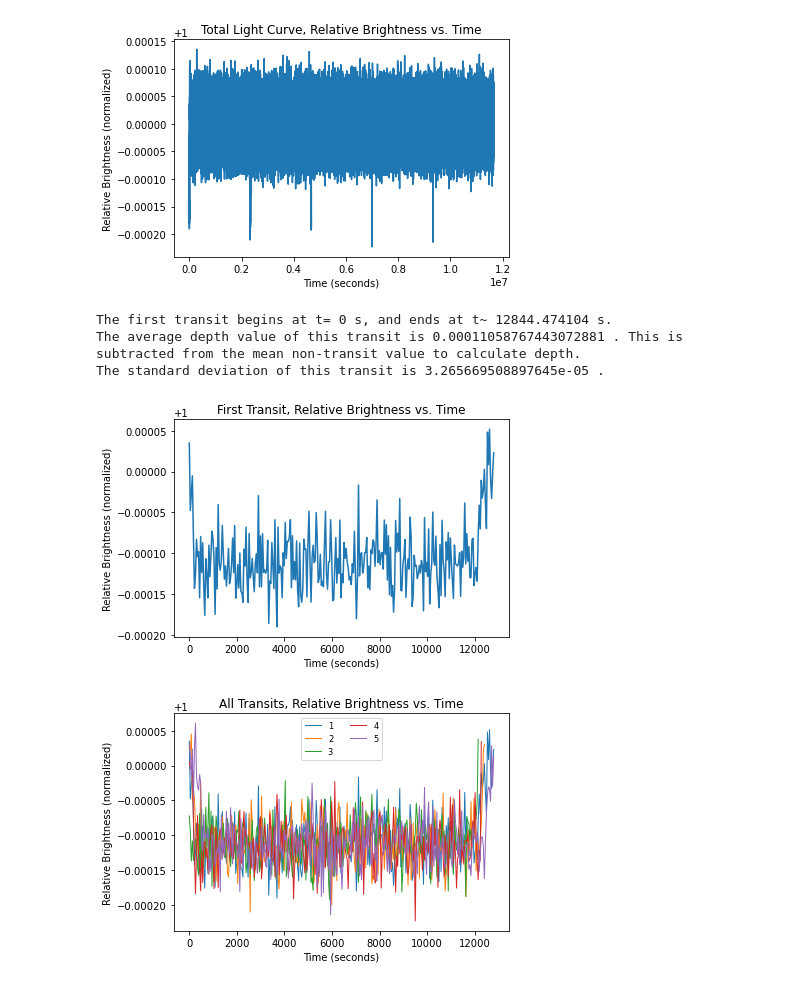
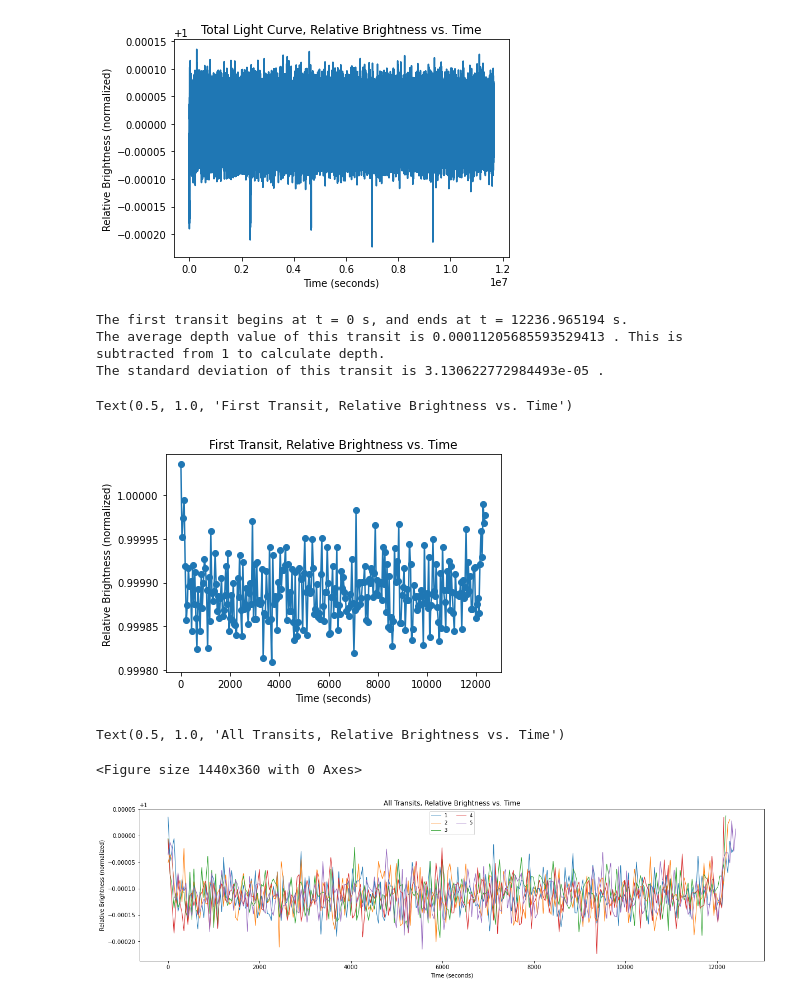
Before and after one commit to grobbins2/AST3019_Final, a Jupyter notebook: Project_workspace.ipynb, the cells around one changed output. Saved outputs shown, nothing was run; the diff lists cells and outputs as text; code cells hidden in the pictures.

Commit message:
updated overplotted transits, calculated many final variables for report, added raw data file used

```diff
--- a/Project_workspace.ipynb
+++ b/Project_workspace.ipynb
@@ -26,77 +26,82 @@ plt.show()
 #project part 2:
 #--------------Identifying starting variables and lists-------------
 transit_start_time = [0] # first transit begins at t = 0 seconds
-transit_start_brightness = [lightcurve_brightness[0]]
 transit_start_indice = [0]
 transit_end_time= []
-transit_end_brightness = []
 transit_end_indice = []
 transit_mean_average = []
-std = []
-orbital_period = []
+transit_std = []
 #--------------Finding first transit----------------
 for n in range(len(lightcurve_brightness)): #calculate end transit time by matching beginning transit brightness with error
-    if n>10: #removing first value
-        if lightcurve_brightness[n] <= lightcurve_brightness[0]*1.00001 and lightcurve_brightness[n] >= lightcurve_brightness[0]*.99999:
-            transit_end_time.append(lightcurve_sec[n])
-            transit_end_indice.append(n)
-            transit_end_brightness.append(lightcurve_brightness[n])
+    if n>5: #removing first value
+        if lightcurve_brightness[n] >= 0.99999:
+            transit_end_time.append(lightcurve_sec[n-4])
+            transit_end_indice.append(n-4)
             break
 #--------------Calculating variables, mean, std-------------------
-no_transit_mean = lightcurve_brightness[transit_end_indice[0]:].mean(axis=0)
-transit_mean = lightcurve_brightness[10:transit_end_indice[0]-10].mean(axis=0)
-print('The first transit begins at t=',transit_start_time[0],'s, and ends at t~',transit_end_time[0],'s.')
-print('The average depth value of this transit is',no_transit_mean-transit_mean,'. This is subtracted from the mean non-transit value to calculate depth.')#calculating mean
-print('The standard deviation of this transit is',lightcurve_brightness[10:transit_end_indice[0]-10].std(axis=0),'.')#calculating standard deviation
+transit_mean = stats.mean(lightcurve_brightness[4:transit_end_indice[0]])
+transit_std.append(stats.stdev(lightcurve_brightness[4:transit_end_indice[0]]))
+print('The first transit begins at t =',transit_start_time[0],'s, and ends at t =',transit_end_time[0],'s.')
+print('The average depth value of this transit is',1-transit_mean,'. This is subtracted from 1 to calculate depth.')#calculating mean
+print('The standard deviation of this transit is',transit_std[0],'.')#calculating standard deviation
 #--------------Plot of first transit--------------------
-plt.plot(lightcurve_sec[0:transit_end_indice[0]],lightcurve_brightness[0:transit_end_indice[0]])
+plt.plot(lightcurve_sec[0:transit_end_indice[0]+4],lightcurve_brightness[0:transit_end_indice[0]+4], marker = 'o')
 plt.xlabel('Time (seconds)')
 plt.ylabel('Relative Brightness (normalized)')
 plt.title('First Transit, Relative Brightness vs. Time')
-plt.savefig('First_Transit_GR.png',dpi=300,bbox_inches='tight')
+#plt.savefig('First_Transit_GR.png',dpi=300,bbox_inches='tight')
 # %% [output]
-The first transit begins at t= 0 s, and ends at t~ 12844.474104 s.
-The average depth value of this transit is 0.00011058767443072881 . This is subtracted from the mean non-transit value to calculate depth.
-The standard deviation of this transit is 3.265669508897645e-05 .
+The first transit begins at t = 0 s, and ends at t = 12236.965194 s.
+The average depth value of this transit is 0.00011205685593529413 . This is subtracted from 1 to calculate depth.
+The standard deviation of this transit is 3.130622772984493e-05 .
+Text(0.5, 1.0, 'First Transit, Relative Brightness vs. Time')
-[figure, old version]
+[figure, new version]
 # %%
 #Project Part 3
 #------------------------for loop evaluating all transits------------------
 k=-1
 i=0
 while i != 1:
     k +=1
     for n in range(len(lightcurve_brightness)):
         if n == len(lightcurve_brightness)-1: #stop loop when reaching end of data
             i=1
         if n > transit_end_indice[k]: #begin test only after previous transit ends
             if lightcurve_brightness[n] <= transit_mean*1.00001 and lightcurve_brightness[n] >= transit_mean*.99999:
                 if lightcurve_brightness[n+2] <= transit_mean*1.00001 and lightcurve_brightness[n+2] >= transit_mean*.99999: #ensuring transit occurs within error
                     transit_start_time.append(lightcurve_sec[n])
                     transit_start_indice.append(n)
                     break
 
     for n in range(len(lightcurve_brightness)): #calculate end transit time by matching beginning transit brightness with error
         if n == len(lightcurve_brightness)-1: #stop loop when reaching end of data
             i=1
         if n>transit_start_indice[k]+10: #begin test after previous transit begins
-            if lightcurve_brightness[n] <= no_transit_mean*1.00001 and lightcurve_brightness[n] >= no_transit_mean*.99999: #test if transit ends within error
+            if lightcurve_brightness[n] <= 1.00001 and lightcurve_brightness[n] >= .99999: #test if transit ends within error
                 transit_end_time.append(lightcurve_sec[n])
                 transit_end_indice.append(n)
                 break
 #-----------------------------plotting------------------
-plt.plot(lightcurve_sec[0:transit_end_indice[0]],lightcurve_brightness[0:transit_end_indice[0]], label = '1', linewidth = 1)
-offset = 15
-for n in range(1,5): # for loop to plot all 5 transits, subtract initial time and widen plot to view entire overplotted transits
-    plt.plot((lightcurve_sec[transit_start_indice[2*n]-offset:transit_end_indice[2*n]] - lightcurve_sec[transit_start_indice[2*n]-offset]),lightcurve_brightness[transit_start_indice[2*n]-offset:transit_end_indice[2*n]], label = str(n+1), linewidth = 1)
-    transit_mean_average.append(lightcurve_brightness[transit_start_indice[2*n]+10:transit_end_indice[2*n]-10].mean(axis=0)) #Average Transit
-    std.append(lightcurve_brightness[transit_start_indice[2*n]+10:transit_end_indice[2*n]-10].std(axis=0)) #Average standard deviation
+plt.figure(figsize=(20,5))
+plt.figure(figsize=(20,5))
+plt.plot(lightcurve_sec[0:transit_end_indice[0]+4],lightcurve_brightness[0:transit_end_indice[0]+4], label = '1', linewidth = 1)
+plt.plot(lightcurve_sec[transit_start_indice[2]-12:transit_end_indice[2]]-lightcurve_sec[transit_start_indice[2]-12],lightcurve_brightness[transit_start_indice[2]-12:transit_end_indice[2]], label = '2', linewidth = 1)
+plt.plot(lightcurve_sec[transit_start_indice[4]-16:transit_end_indice[4]]-lightcurve_sec[transit_start_indice[4]-16],lightcurve_brightness[transit_start_indice[4]-16:transit_end_indice[4]], label = '3', linewidth = 1)
+plt.plot(lightcurve_sec[transit_start_indice[6]-12:transit_end_indice[6]]-lightcurve_sec[transit_start_indice[6]-12],lightcurve_brightness[transit_start_indice[6]-12:transit_end_indice[6]], label = '4', linewidth = 1)
+plt.plot(lightcurve_sec[transit_start_indice[8]-6:transit_end_indice[8]]-lightcurve_sec[transit_start_indice[8]-6],lightcurve_brightness[transit_start_indice[8]-6:transit_end_indice[8]], label = '5', linewidth = 1)
 plt.xlabel('Time (seconds)')
 plt.ylabel('Relative Brightness (normalized)')
 plt.legend(loc=9,ncol=2,fontsize='small')
 plt.title('All Transits, Relative Brightness vs. Time')
 plt.savefig('All_Transits_GR.png',dpi=300,bbox_inches='tight')
+plt.xlabel('Time (seconds)')
+plt.ylabel('Relative Brightness (normalized)')
+plt.legend(loc=9,ncol=2,fontsize='small')
+plt.title('All Transits, Relative Brightness vs. Time')
+#plt.savefig('All_Transits_GR.png',dpi=300,bbox_inches='tight')
 # %% [output]
+Text(0.5, 1.0, 'All Transits, Relative Brightness vs. Time')
+<Figure size 1440x360 with 0 Axes>
-[figure, old version]
+[figure, new version]
 # %%
 #Project Part 3 Continued
```
Also changed, not shown: parts of 5 cells of this notebook, 2 other files.
